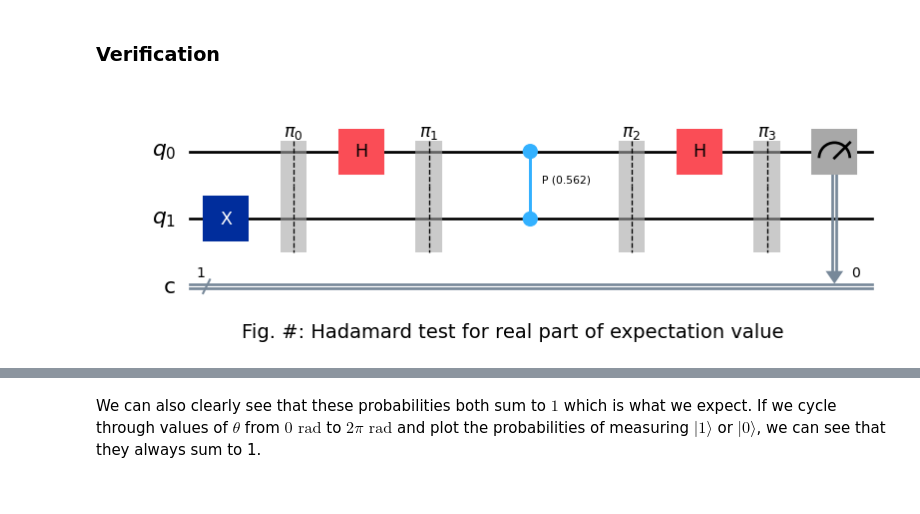
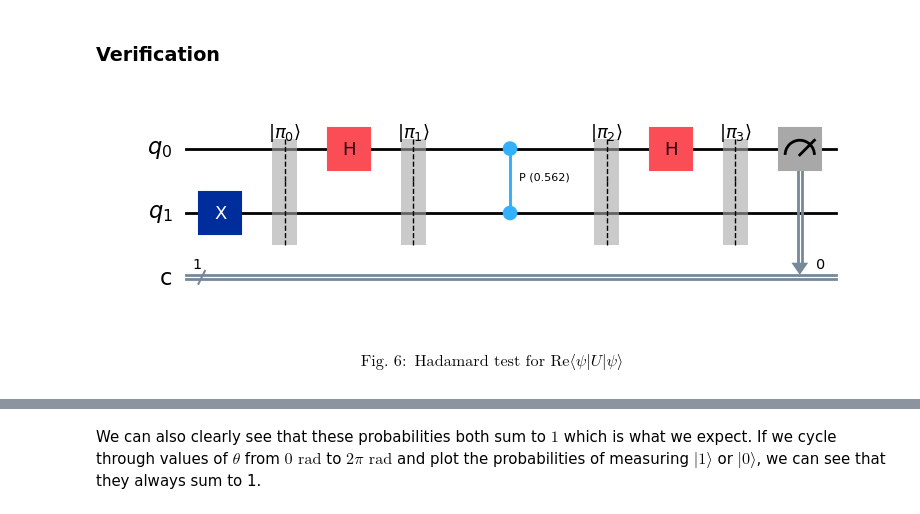
Before and after one commit to paulbruzzi/quantum-linear-algebra, a Jupyter notebook: Hadamard_Test.ipynb, the cells around one changed output, grey strips where cells are left out. Cells and saved outputs as stored; diff of their text form; code cells hidden in the pictures.

Commit message:
some revising and figure explanations

```diff
--- a/Hadamard_Test.ipynb
+++ b/Hadamard_Test.ipynb
@@ -416,25 +373,22 @@ angle = 0.5625 #Exact value of phi to estimate
 def re_circuit(theta):
     circuit = QuantumCircuit(2,1) #Create circuit with 2 qubits and 1 classical bit
     circuit.x(1) #Apply pauli-x gate to q1 to put it to 1 state
-    circuit.barrier(label='$π_0$')
+    circuit.barrier(label='$|π_0$\u27e9')
     circuit.h(0) #Apply hadamard gate to q0 to put it into + state
-    circuit.barrier(label='$π_1$')
+    circuit.barrier(label='$|π_1$\u27e9')
     circuit.cp(theta,0,1) # rotates q0 2*pi*theta radians if q1 is 1
-    circuit.barrier(label='$π_2$')
+    circuit.barrier(label='$|π_2$\u27e9')
     circuit.h(0) #Apply second hadamard gate to q0 to ensure the value phi affects our output
-    circuit.barrier(label='$π_3$')
+    circuit.barrier(label='$|π_3$\u27e9')
     circuit.measure(0,0) #Measure q0
     return circuit
 # %%
 qc = re_circuit(angle)
-
-fig = plt.figure(figsize=(10,10))
-ax = fig.add_subplot()
-ax.text(0, -2.75, 'Fig. #: Hadamard test for real part of expectation value', size=14)
-
-qc.draw('mpl', ax=ax)
+qc.draw('mpl')
 # %% [output]
-[figure, old version]
+[figure, new version]
+# %% [markdown]
+$$\text{Fig. }6:\text{ Hadamard test for Re}\langle\psi |U|\psi\rangle$$
 # %%
 def im_circuit(theta):
     circuit = QuantumCircuit(2,1) #Create circuit with 2 qubits and 1 classical bit
```
Also changed, not shown: parts of 39 cells of this notebook, 3 other files.
